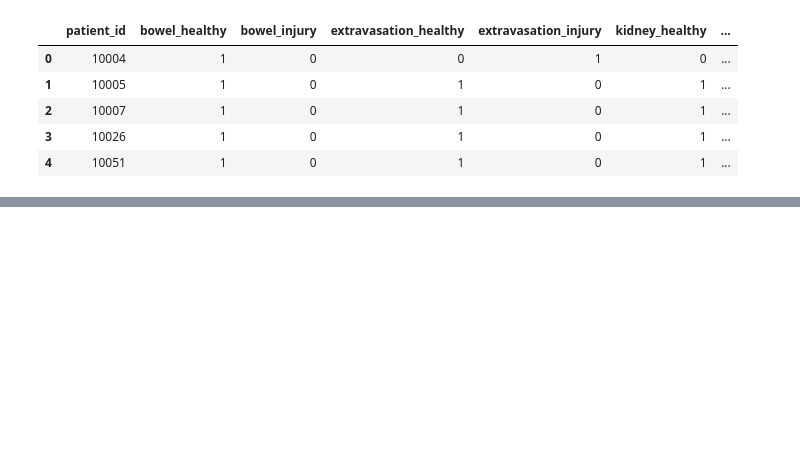
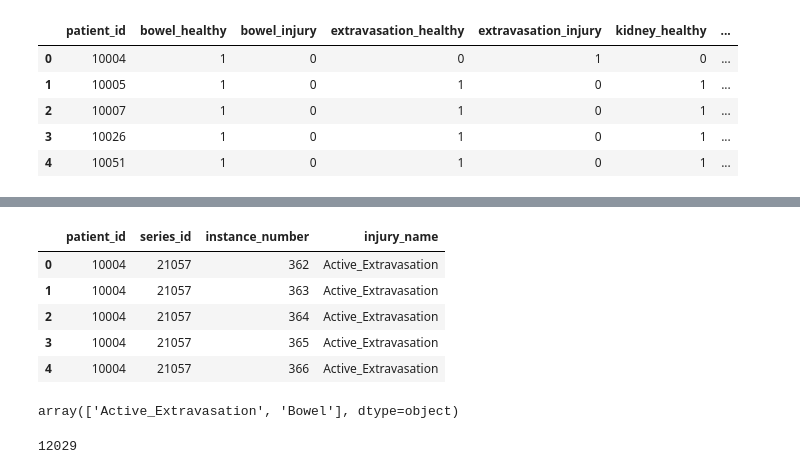
Before and after one commit to tachyon777/rsna-2023, a Jupyter notebook: notebooks/exp001.ipynb, the cells around one changed output, grey strips where cells are left out. Drawn from its saved outputs; the diff is of its cells as text; code cells hidden in the pictures; blank space fills up the shorter version.

```diff
--- a/notebooks/exp001.ipynb
+++ b/notebooks/exp001.ipynb
@@ -17,3 +15,8 @@ df_train = pd.read_csv(train_csv_path)
+# %%
+df_train = pd.read_csv('data/rsna-2023-abdominal-trauma-detection/train.csv')
+df_train_image_level = pd.read_csv('data/rsna-2023-abdominal-trauma-detection/image_level_labels.csv')
+df_train_serirs_meta = pd.read_csv('data/rsna-2023-abdominal-trauma-detection/train_series_meta.csv')
+# df_train_dicom_tags = pd.read_csv('data/rsna-2023-abdominal-trauma-detection/train_dicom_tags.parquet', engine='pyarrow')
 # %%
 df_train.head()
 # %% [output]
@@ -25,0 +45,17 @@ df_train.head()
+# %%
+df_train_image_level.head()
+# %% [output]
+|  | patient_id | series_id | instance_number | injury_name |
+| 0 | 10004 | 21057 | 362 | Active_Extravasation |
+| 1 | 10004 | 21057 | 363 | Active_Extravasation |
+| 2 | 10004 | 21057 | 364 | Active_Extravasation |
+| 3 | 10004 | 21057 | 365 | Active_Extravasation |
+| 4 | 10004 | 21057 | 366 | Active_Extravasation |
+# %%
+df_train_image_level["injury_name"].unique()
+# %% [output]
+array(['Active_Extravasation', 'Bowel'], dtype=object)
+# %%
+len(df_train_image_level)
+# %% [output]
+12029
```
Also changed, not shown: parts of 6 cells of this notebook, 2 other files.
